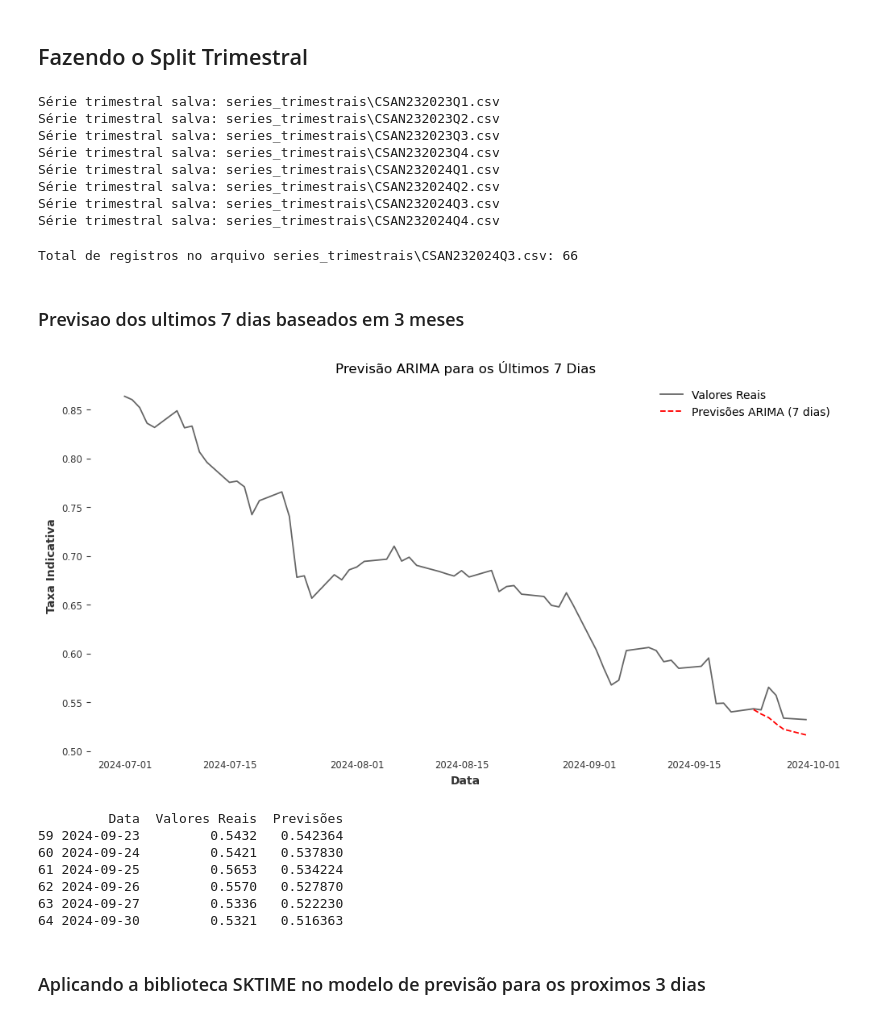
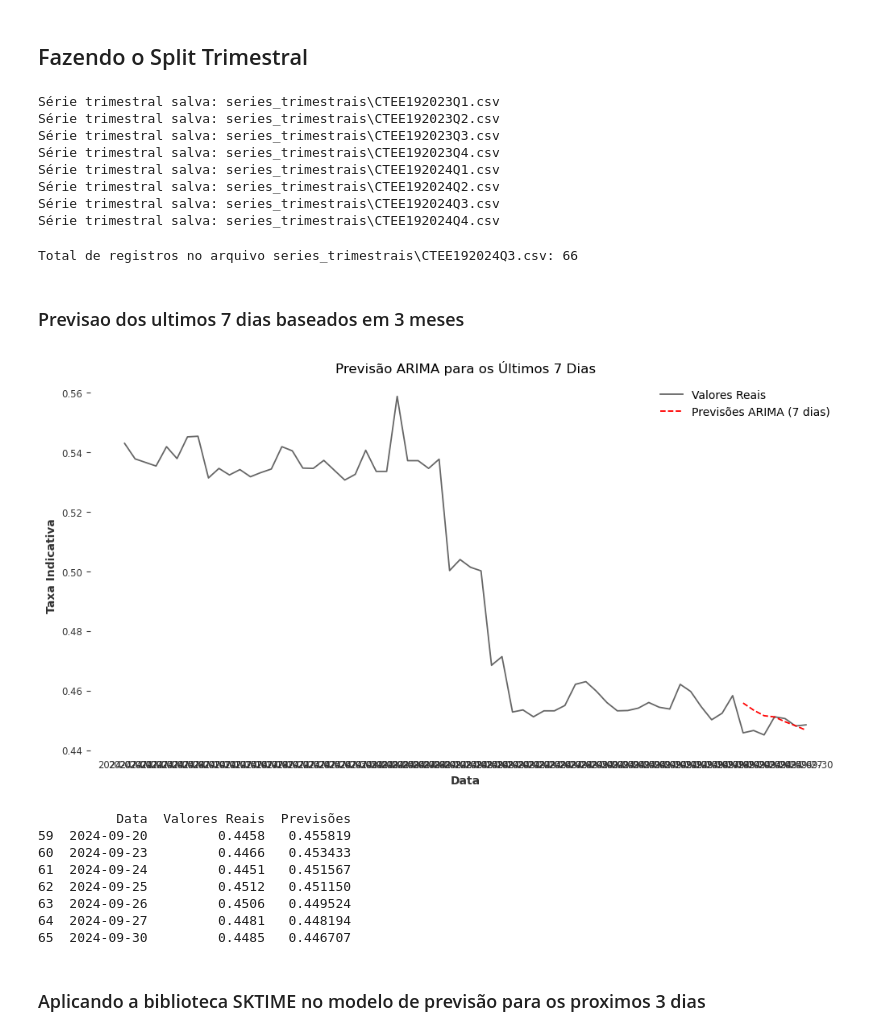
Before and after one commit to mconjaud/Capstone_Outlier_Fcst, a Jupyter notebook: CTEE19.ipynb, the cells around one changed output. Saved outputs shown, nothing was run; the diff lists cells and outputs as text; code cells hidden in the pictures.

```diff
--- a/CTEE19.ipynb
+++ b/CTEE19.ipynb
@@ -550,26 +584,32 @@ output_dir = "series_trimestrais"
 
 # Iterar pelos trimestres únicos e salvar cada subconjunto em um arquivo CSV
 for period, group in df.groupby('AnoTrimestre'):
-    output_file = os.path.join(output_dir, f"CSAN23{period}.csv")
+    output_file = os.path.join(output_dir, f"CTEE19{period}.csv")
     group.to_csv(output_file, index=False)
     print(f"Série trimestral salva: {output_file}")
 # %% [output]
-Série trimestral salva: series_trimestrais\CSAN232023Q1.csv
-Série trimestral salva: series_trimestrais\CSAN232023Q2.csv
-Série trimestral salva: series_trimestrais\CSAN232023Q3.csv
-Série trimestral salva: series_trimestrais\CSAN232023Q4.csv
-Série trimestral salva: series_trimestrais\CSAN232024Q1.csv
-Série trimestral salva: series_trimestrais\CSAN232024Q2.csv
-Série trimestral salva: series_trimestrais\CSAN232024Q3.csv
-Série trimestral salva: series_trimestrais\CSAN232024Q4.csv
+Série trimestral salva: series_trimestrais\CTEE192023Q1.csv
+Série trimestral salva: series_trimestrais\CTEE192023Q2.csv
+Série trimestral salva: series_trimestrais\CTEE192023Q3.csv
+Série trimestral salva: series_trimestrais\CTEE192023Q4.csv
+Série trimestral salva: series_trimestrais\CTEE192024Q1.csv
+Série trimestral salva: series_trimestrais\CTEE192024Q2.csv
+Série trimestral salva: series_trimestrais\CTEE192024Q3.csv
+Série trimestral salva: series_trimestrais\CTEE192024Q4.csv
 # %%
 #contar quantos registro tem no arquivo series_trimestrais\ALGA_MBM_2024Q4.csv
 # Carregar o dataset
-file_path = "series_trimestrais\CSAN232024Q3.csv"
+file_path = "series_trimestrais\CTEE192024Q3.csv"
 df = pd.read_csv(file_path)
 print(f"Total de registros no arquivo {file_path}: {df.shape[0]}")
+# Remover o ano dos registros de dataReferencia e colocar numa nova coluna chamada ano
+df['ano'] = df['dataReferencia'].dt.year
+# Remover o ano dos registros no campo dataReferencia
+df['dataReferencia'] = df['dataReferencia'].dt.strftime('%m-%d')
+# Guardar no arquivo CSV
+df =
 # %% [output]
-Total de registros no arquivo series_trimestrais\CSAN232024Q3.csv: 66
+Total de registros no arquivo series_trimestrais\CTEE192024Q3.csv: 66
 # %% [markdown]
 ### Previsao dos ultimos 7 dias baseados em 3 meses
 # %%
@@ -579,24 +619,17 @@ import numpy as np
 import matplotlib.pyplot as plt
 from statsmodels.tsa.arima.model import ARIMA
 
-# Converter a coluna de datas para o formato datetime
-df['dataReferencia'] = pd.to_datetime(df['dataReferencia'], errors='coerce')
 
-# Ordenar por data e remover valores nulos
-df = df.sort_values(by='dataReferencia').dropna(subset=['taxaIndicativa'])
-
-# Criar a variável diferenciada
-df['ti_diff'] = df['taxaIndicativa'].diff().dropna()
-
+#
 # Filtrar apenas a série diferenciada (ignorar o primeiro valor NaN da diferenciação)
-df_diff = df.dropna(subset=['ti_diff']).reset_index(drop=True)
+df_diff = df.dropna(subset=['taxaIndicativa_diff']).reset_index(drop=True)
 
 # Dividir os dados: treino (22 primeiros dias) e teste (7 dias seguintes)
 train = df_diff.iloc[:59]
 test = df_diff.iloc[59:66]
 
 # Treinar o modelo ARIMA
-model = ARIMA(train['ti_diff'], order=(3, 0, 2))  # Ordem ARIMA pode ser ajustada
+model = ARIMA(train['taxaIndicativa_diff'], order=(3, 0, 2))  # Ordem ARIMA pode ser ajustada
 model_fit = model.fit()
 
 # Fazer previsões para os próximos 7 dias
@@ -604,38 +637,39 @@ forecast = model_fit.forecast(steps=len(test))
 
 # Reintegrar a série diferenciada para compará-la com os valores reais
 # Somar os valores previstos cumulativamente ao último valor da série original de treino
 forecast_reintegrated = np.cumsum(forecast) + train['taxaIndicativa'].iloc[-1]
 
 # Preparar os valores reais da série original
 real_values = test['taxaIndicativa']
 
 # Criar datas para as previsões
 forecast_dates = test['dataReferencia']
 
 # Plotar os resultados
 plt.figure(figsize=(12, 6))
 plt.plot(df['dataReferencia'], df['taxaIndicativa'], label='Valores Reais', alpha=0.6)
 plt.plot(forecast_dates, forecast_reintegrated, label='Previsões ARIMA (7 dias)', color='red', linestyle='--')
 plt.title('Previsão ARIMA para os Últimos 7 Dias')
 plt.xlabel('Data')
 plt.ylabel('Taxa Indicativa')
 plt.legend()
 plt.grid()
 plt.show()
 
 # Exibir previsões e valores reais
 forecast_results = pd.DataFrame({
     'Data': forecast_dates,
     'Valores Reais': real_values.values,
     'Previsões': forecast_reintegrated.values
 })
 print(forecast_results)
 # %% [output]
-[figure, old version]
+[figure, new version]
-         Data  Valores Reais  Previsões
-59 2024-09-23         0.5432   0.542364
-60 2024-09-24         0.5421   0.537830
-61 2024-09-25         0.5653   0.534224
-62 2024-09-26         0.5570   0.527870
-63 2024-09-27         0.5336   0.522230
-64 2024-09-30         0.5321   0.516363
+          Data  Valores Reais  Previsões
+59  2024-09-20         0.4458   0.455819
+60  2024-09-23         0.4466   0.453433
+61  2024-09-24         0.4451   0.451567
+62  2024-09-25         0.4512   0.451150
+63  2024-09-26         0.4506   0.449524
+64  2024-09-27         0.4481   0.448194
+65  2024-09-30         0.4485   0.446707
```
Also changed, not shown: parts of 20 cells of this notebook, 4 other files.
